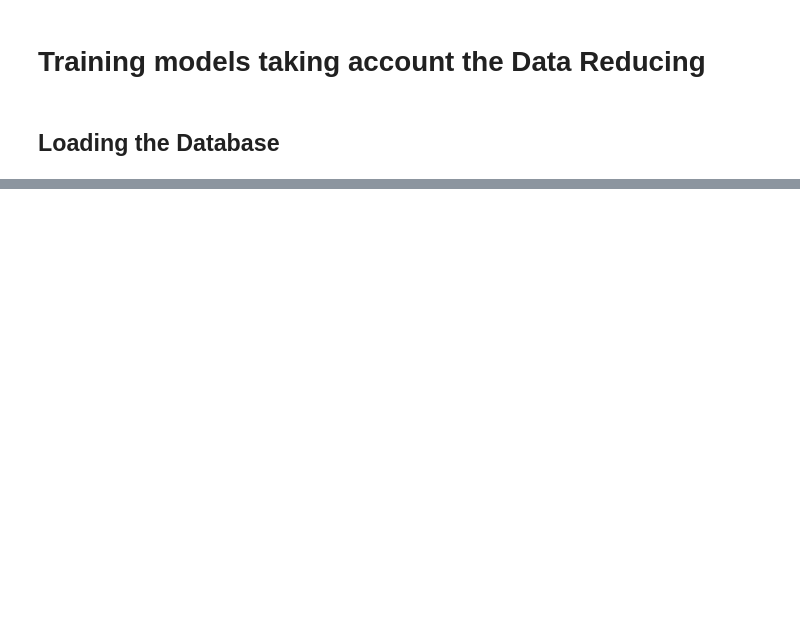
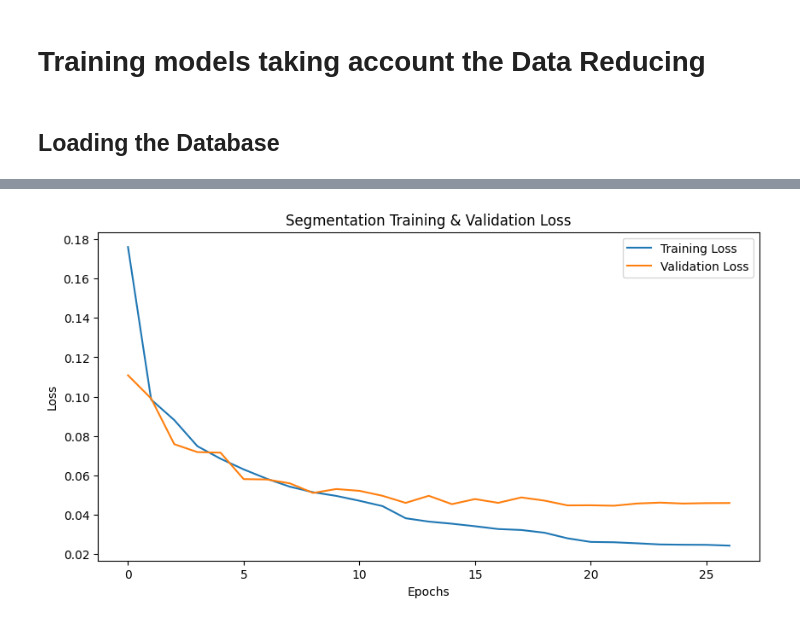
Before and after one commit to Ciampitti-Lab/SegmentationStudy, a Jupyter notebook: notebooks/trainingModels_dataReducing.ipynb, the cells around one changed output, grey strips where cells are left out. Cells and saved outputs as stored; diff of their text form; code cells hidden in the pictures; blank space fills up the shorter version.

Commit message:
multi: train with variable data, graphs and analysis of variance across individuals

```diff
--- a/notebooks/trainingModels_dataReducing.ipynb
+++ b/notebooks/trainingModels_dataReducing.ipynb
@@ -89,0 +193,6 @@ ValueError: num_samples should be a positive integer value, but got num_samples=
+# %%
+import torch
+
+device = torch.device("cuda" if torch.cuda.is_available() else "cpu")
+
+print(device)
@@ -89,0 +214,8 @@ ValueError: num_samples should be a positive integer value, but got num_samples=
+# %%
+import sys
+sys.path.append('../')
+from utils.models.SegFormer import segformer
+
+model = segformer(in_channels = 3, num_classes = 1)
+model.to(device)
+modelName = "SegFormer"
@@ -89,0 +231,19 @@ ValueError: num_samples should be a positive integer value, but got num_samples=
+# %%
+# --- Configuration ---
+EPOCHS = 200
+early_stopping_patience = 5
+best_val_loss = float('inf')
+patience_counter = 0
+scaler = torch.amp.GradScaler('cuda')
+
+# --- Loss & Optimizer ---
+loss_fn = nn.BCEWithLogitsLoss()
+optimizer = optim.Adam(model.parameters(), lr=0.001)
+lr_scheduler = optim.lr_scheduler.ReduceLROnPlateau(optimizer, mode='min', factor=0.1, patience=3)
+
+#checkpoint_path = os.path.join("../models/", CROP + "_" + modelName + "_" + str(IMAGES_TO_USE) + "_seg.pt")
+checkpoint_path = os.path.join("../models/", CROP + "_" + modelName + "_" + str(round(REMOVE_PCT*100)) + "less" + "_seg.pt")
+print(f"Model checkpoints will be saved to: {checkpoint_path}")
+
+# --- Tracking ---
+train_losses, val_losses = [], []
@@ -89,0 +354,12 @@ ValueError: num_samples should be a positive integer value, but got num_samples=
+# %%
+# --- Plot losses ---
+plt.figure(figsize=(10, 5))
+plt.plot(train_losses, label='Training Loss')
+plt.plot(val_losses, label='Validation Loss')
+plt.title('Segmentation Training & Validation Loss')
+plt.xlabel('Epochs')
+plt.ylabel('Loss')
+plt.legend()
+plt.show()
+# %% [output]
+[figure, added]
```
Also changed, not shown: parts of 17 cells of this notebook, 11 other files.
